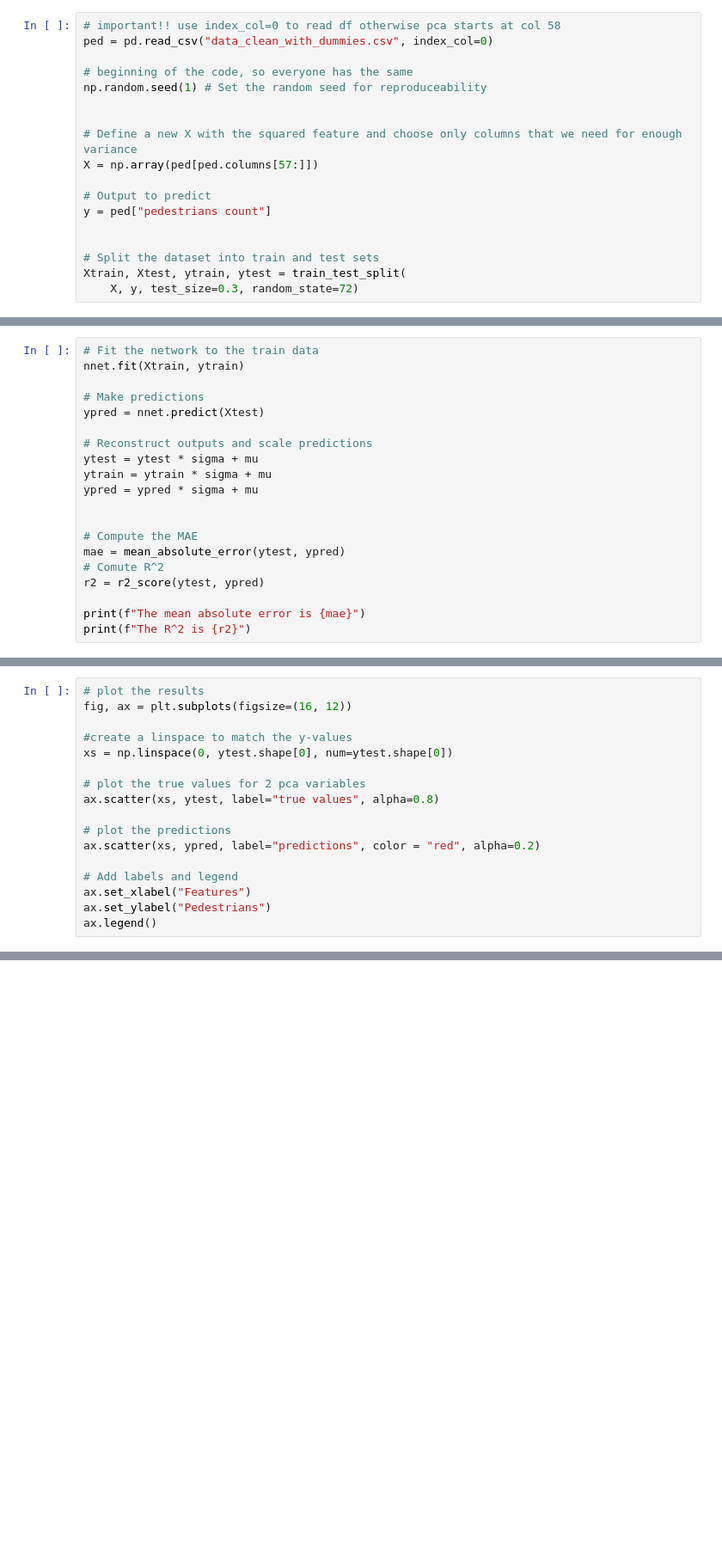
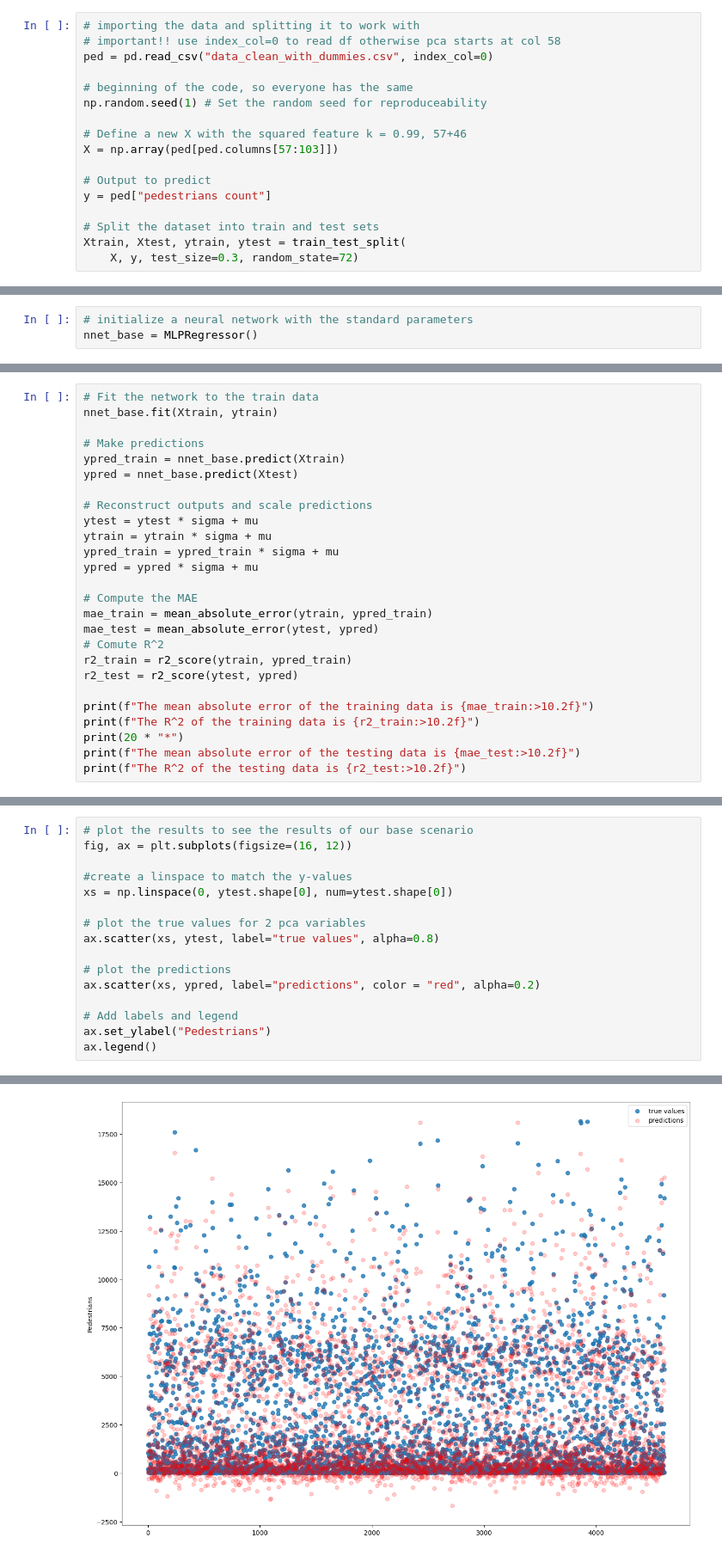
Before and after one commit to ymb287/dsf_project, a Jupyter notebook: neural_networks_scikit-learn.ipynb, the cells around one changed output, grey strips where cells are left out. Shown at 86% size. Drawn from its saved outputs; the diff is of its cells as text; blank space fills up the shorter version.

Commit message:
neural network

```diff
--- a/neural_networks_scikit-learn.ipynb
+++ b/neural_networks_scikit-learn.ipynb
@@ -10,18 +13,17 @@ from sklearn.metrics import r2_score, mean_absolute_error
 # %%
+# importing the data and splitting it to work with
 # important!! use index_col=0 to read df otherwise pca starts at col 58
 ped = pd.read_csv("data_clean_with_dummies.csv", index_col=0)
 
 # beginning of the code, so everyone has the same
 np.random.seed(1) # Set the random seed for reproduceability
 
-
-# Define a new X with the squared feature and choose only columns that we need for enough variance
-X = np.array(ped[ped.columns[57:]])
+# Define a new X with the squared feature k = 0.99, 57+46
+X = np.array(ped[ped.columns[57:103]])
 
 # Output to predict
 y = ped["pedestrians count"]
 
-
 # Split the dataset into train and test sets
 Xtrain, Xtest, ytrain, ytest = train_test_split(
     X, y, test_size=0.3, random_state=72)
@@ -35 +32,4 @@ nnet = MLPRegressor(hidden_layer_sizes=(32, 64, 32), activation="relu", solver="
+# %%
+# initialize a neural network with the standard parameters
+nnet_base = MLPRegressor()
 # %%
@@ -48,22 +46,28 @@ ytest = (ytest - mu) / sigma
 ytrain = (ytrain - mu) /sigma
 # %%
 # Fit the network to the train data
-nnet.fit(Xtrain, ytrain)
+nnet_base.fit(Xtrain, ytrain)
 
 # Make predictions
-ypred = nnet.predict(Xtest)
+ypred_train = nnet_base.predict(Xtrain)
+ypred = nnet_base.predict(Xtest)
 
 # Reconstruct outputs and scale predictions
 ytest = ytest * sigma + mu
 ytrain = ytrain * sigma + mu
+ypred_train = ypred_train * sigma + mu
 ypred = ypred * sigma + mu
 
+# Compute the MAE
+mae_train = mean_absolute_error(ytrain, ypred_train)
+mae_test = mean_absolute_error(ytest, ypred)
+# Comute R^2
+r2_train = r2_score(ytrain, ypred_train)
+r2_test = r2_score(ytest, ypred)
 
-# Compute the MAE
-mae = mean_absolute_error(ytest, ypred)
-# Comute R^2
-r2 = r2_score(ytest, ypred)
-
-print(f"The mean absolute error is {mae}")
-print(f"The R^2 is {r2}")
+print(f"The mean absolute error of the training data is {mae_train:>10.2f}")
+print(f"The R^2 of the training data is {r2_train:>10.2f}")
+print(20 * "*")
+print(f"The mean absolute error of the testing data is {mae_test:>10.2f}")
+print(f"The R^2 of the testing data is {r2_test:>10.2f}")
 # %% [output]
@@ -74,5 +85,5 @@ The R^2 is 0.928619546779347
 # %%
-# plot the results
+# plot the results to see the results of our base scenario
 fig, ax = plt.subplots(figsize=(16, 12))
 
 #create a linspace to match the y-values
@@ -85,6 +96,6 @@ ax.scatter(xs, ytest, label="true values", alpha=0.8)
 ax.scatter(xs, ypred, label="predictions", color = "red", alpha=0.2)
 
 # Add labels and legend
-ax.set_xlabel("Features")
 ax.set_ylabel("Pedestrians")
 ax.legend()
+# %% [output]
@@ -90,0 +103 @@ ax.legend()
+[figure, added]
```
Also changed, not shown: parts of 19 cells of this notebook.
